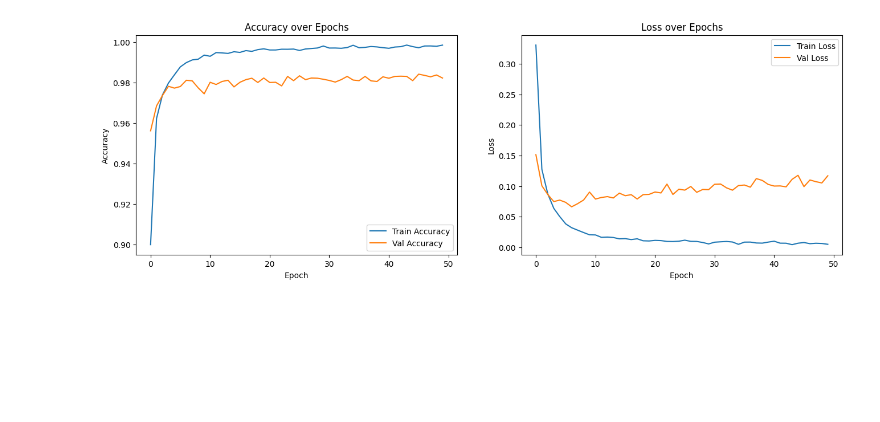
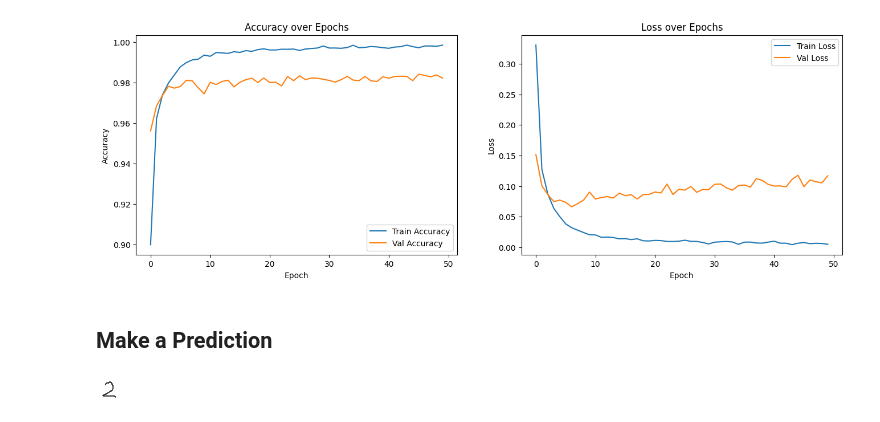
Before and after one commit to alextianyf/Math-Garden, a Jupyter notebook: notebook.ipynb, the cells around one changed output. Cells and saved outputs as stored; diff of their text form; code cells hidden in the pictures; blank space fills up the shorter version.

Commit message:
Making Prediction

```diff
--- a/notebook.ipynb
+++ b/notebook.ipynb
@@ -274,3 +274,18 @@ Epoch 48 | Train Loss 0.0063 Acc 0.9979 | Val Loss 0.1053 Acc 0.9837
 Epoch 49 | Train Loss 0.0050 Acc 0.9985 | Val Loss 0.1169 Acc 0.9822
 Done training!
 [figure]
+# %% [markdown]
+## Make a Prediction
+# %%
+from PIL import Image
+
+zip_path = "data/MNIST.zip"
+
+with zipfile.ZipFile(zip_path) as z:
+    with z.open("test_img.png") as f:
+        img = Image.open(f)
+        img = img.convert("L")
+
+img
+# %% [output]
+[figure, added]
```
Also changed, not shown: parts of 1 cell of this notebook.
